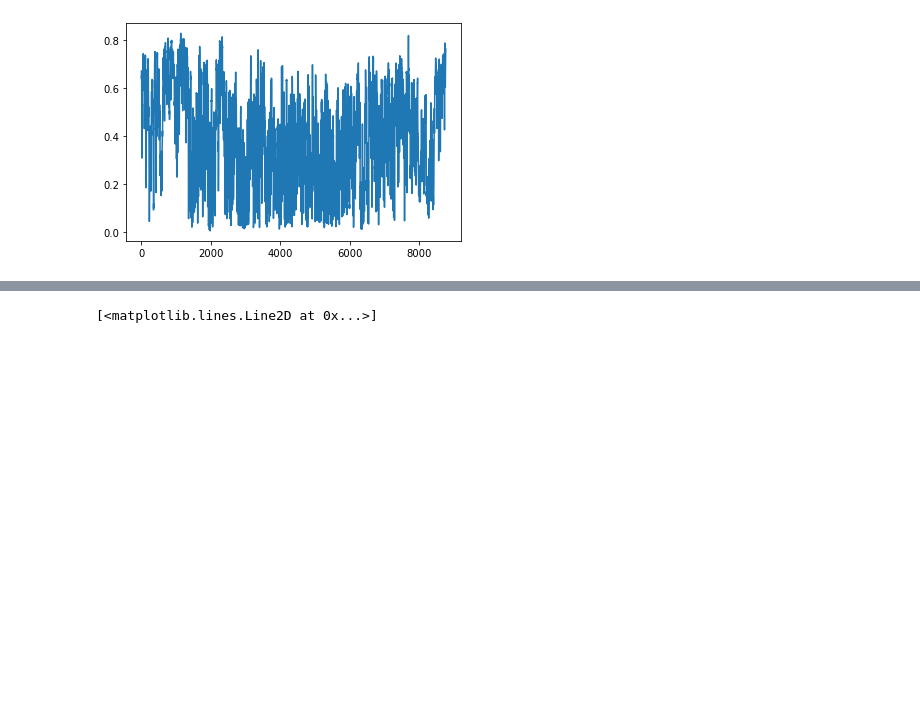
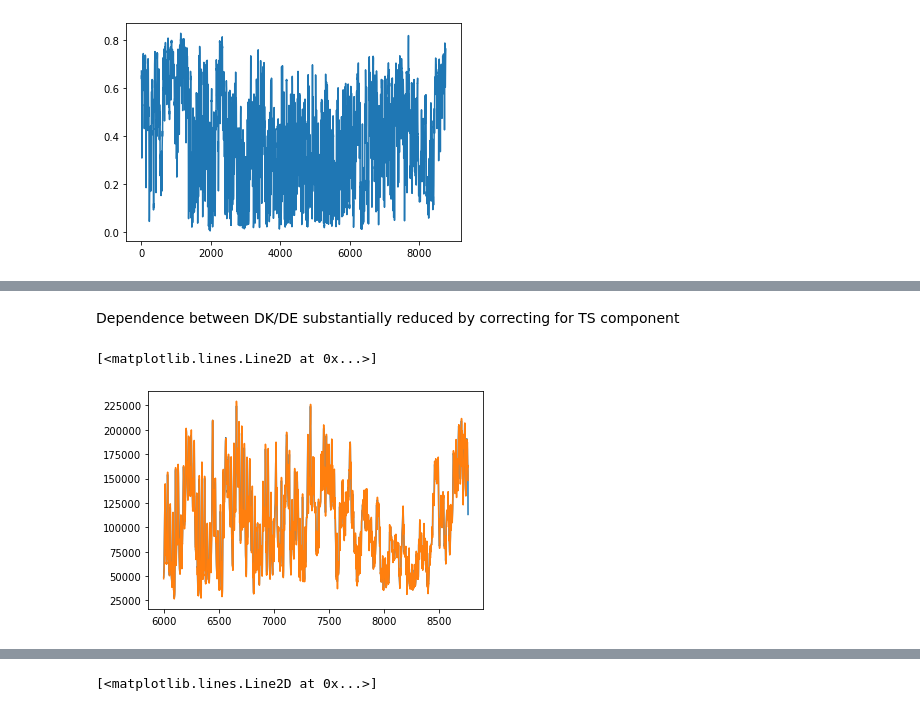
Before and after one commit to hikotei/2023_11_18-SE-Europe-Data_Challenge, a Jupyter notebook: src/2023_11_19_E.ipynb, the cells around one changed output, grey strips where cells are left out. Saved outputs shown, nothing was run; the diff lists cells and outputs as text; code cells hidden in the pictures; blank space fills up the shorter version.

```diff
--- a/src/2023_11_19_E.ipynb
+++ b/src/2023_11_19_E.ipynb
@@ -140,0 +231,8 @@ sm.tsa.arima.model.ARIMA
+# %% [markdown]
+Dependence between DK/DE substantially reduced by correcting for TS component
+# %%
+plt.plot(data_DE[6000:])
+plt.plot(model_1_DE.predict()[6000:])
+# %% [output]
+[<matplotlib.lines.Line2D at 0x...>]
+[figure, added]
```
Also changed, not shown: parts of 5 cells of this notebook.
